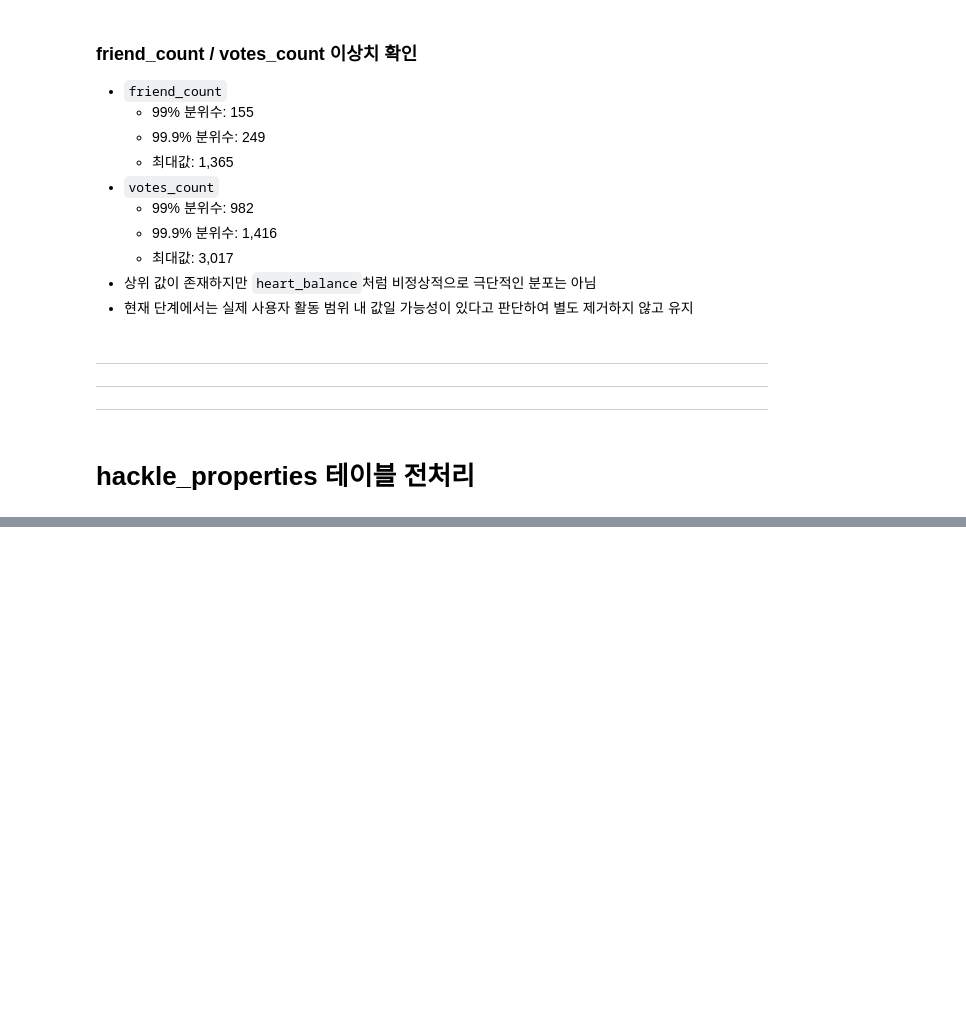
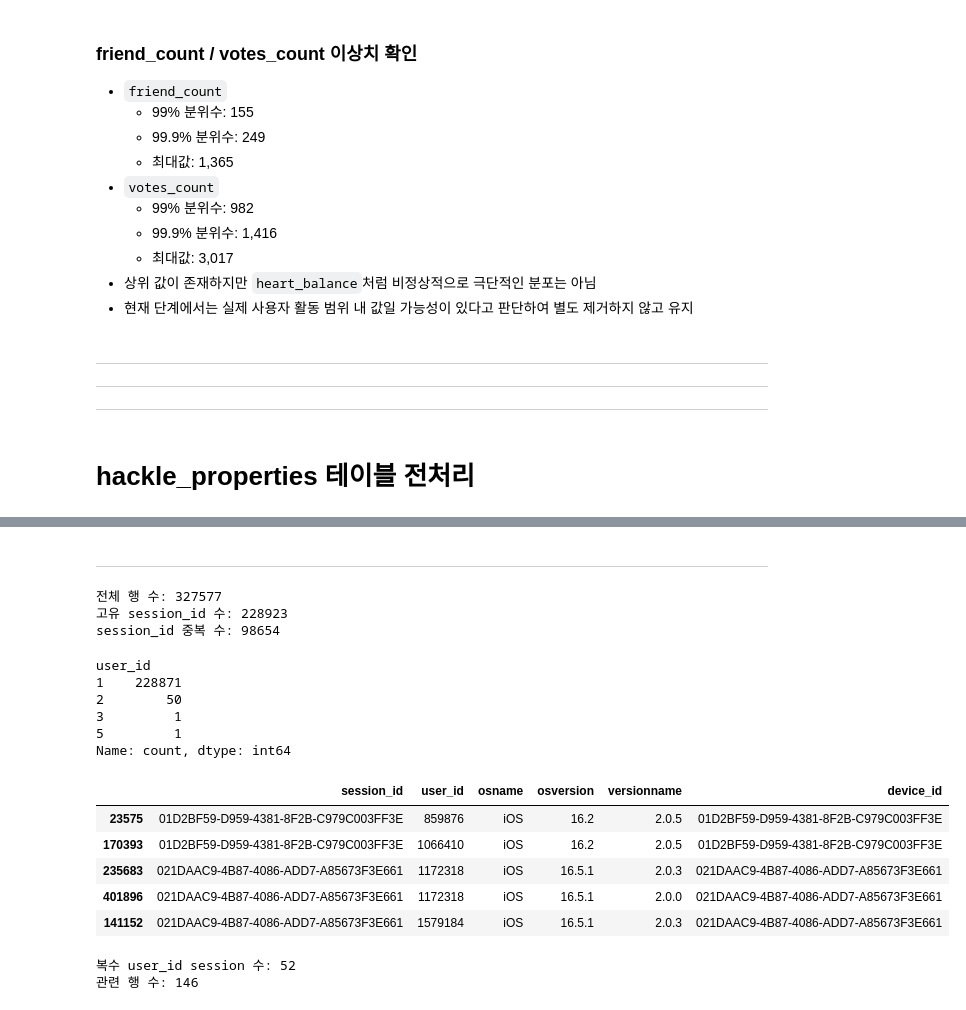
Before and after one commit to DA15-Lab/team4-final-project, a Jupyter notebook: notebooks/preprocessing/prep-hackle.ipynb, the cells around one changed output, grey strips where cells are left out. Cells and saved outputs as stored; diff of their text form; code cells hidden in the pictures; blank space fills up the shorter version.

```diff
--- a/notebooks/preprocessing/prep-hackle.ipynb
+++ b/notebooks/preprocessing/prep-hackle.ipynb
@@ -718,0 +927,16 @@ property_df = pd.read_sql(
+# %%
+user_id_str = property_df["user_id"].astype(str).str.strip()
+
+property_clean = property_df[
+    user_id_str.str.fullmatch(r"\d+")
+].copy()
+
+property_clean["user_id"] = property_clean["user_id"].astype("Int64")
+
+valid_user_ids = set(
+    account_user_df["id"].astype("Int64")
+)
+
+property_clean = property_clean[
+    property_clean["user_id"].isin(valid_user_ids)
+].copy()
@@ -718,0 +962,50 @@ property_df = pd.read_sql(
+# %% [markdown]
+---
+# %%
+print("전체 행 수:", len(property_clean))
+print("고유 session_id 수:", property_clean["session_id"].nunique())
+print("session_id 중복 수:", property_clean["session_id"].duplicated().sum())
+# %% [output]
+전체 행 수: 327577
+고유 session_id 수: 228923
+session_id 중복 수: 98654
+# %%
+session_user_count_clean = (
+    property_clean
+    .groupby("session_id")["user_id"]
+    .nunique()
+)
+
+session_user_count_clean.value_counts().sort_index()
+# %% [output]
+user_id
+1    228871
+2        50
+3         1
+5         1
+Name: count, dtype: int64
+# %%
+multi_session_ids = session_user_count_clean[
+    session_user_count_clean > 1
+].index
+
+multi_session_rows = property_clean[
+    property_clean["session_id"].isin(multi_session_ids)
+].sort_values(["session_id", "user_id"])
+
+multi_session_rows[
+    ["session_id", "user_id", "osname", "osversion", "versionname", "device_id"]
+].head()
+# %% [output]
+|  | session_id | user_id | osname | osversion | versionname | device_id |
+| 23575 | 01D2BF59-D959-4381-8F2B-C979C003FF3E | 859876 | iOS | 16.2 | 2.0.5 | 01D2BF59-D959-4381-8F2B-C979C003FF3E |
+| 170393 | 01D2BF59-D959-4381-8F2B-C979C003FF3E | 1066410 | iOS | 16.2 | 2.0.5 | 01D2BF59-D959-4381-8F2B-C979C003FF3E |
+| 235683 | 021DAAC9-4B87-4086-ADD7-A85673F3E661 | 1172318 | iOS | 16.5.1 | 2.0.3 | 021DAAC9-4B87-4086-ADD7-A85673F3E661 |
+| 401896 | 021DAAC9-4B87-4086-ADD7-A85673F3E661 | 1172318 | iOS | 16.5.1 | 2.0.0 | 021DAAC9-4B87-4086-ADD7-A85673F3E661 |
+| 141152 | 021DAAC9-4B87-4086-ADD7-A85673F3E661 | 1579184 | iOS | 16.5.1 | 2.0.3 | 021DAAC9-4B87-4086-ADD7-A85673F3E661 |
+# %%
+print("복수 user_id session 수:", len(multi_session_ids))
+print("관련 행 수:", len(multi_session_rows))
+# %% [output]
+복수 user_id session 수: 52
+관련 행 수: 146
```
Also changed, not shown: parts of 25 cells of this notebook.
